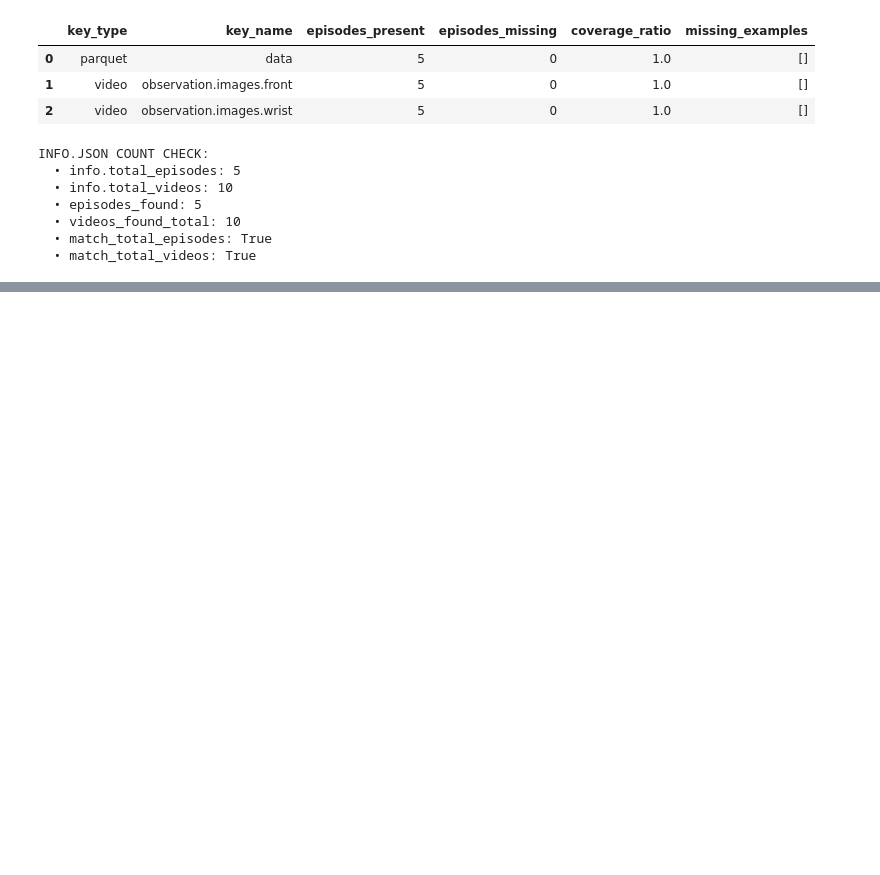
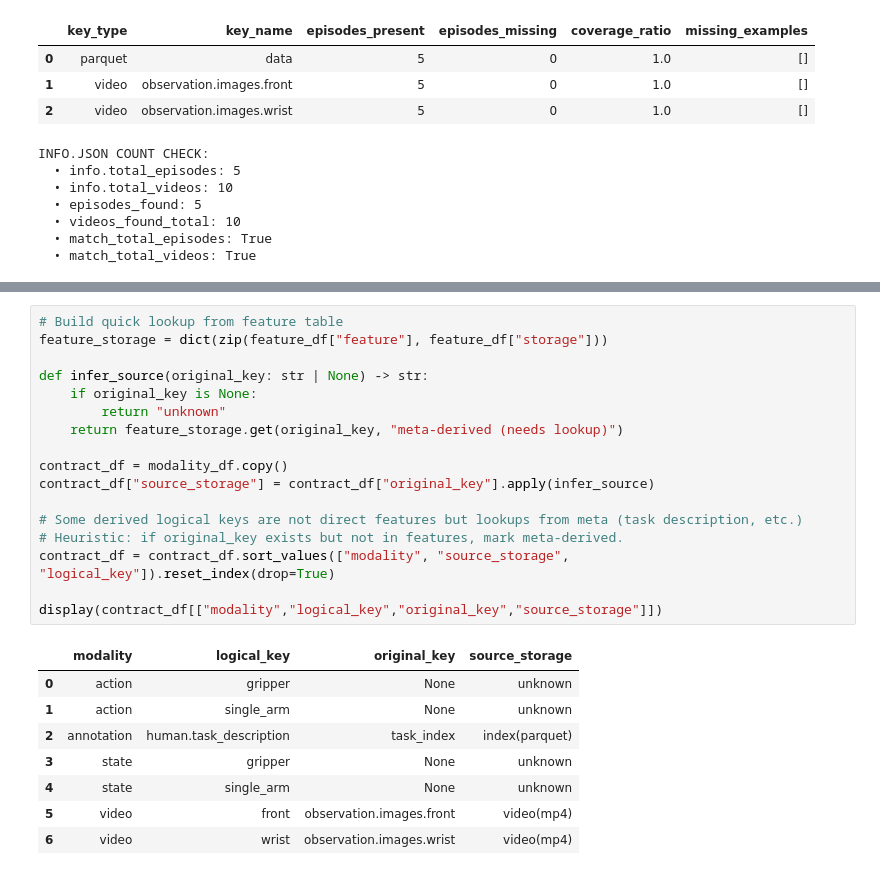
Before and after one commit to CodingCat/lerobot-explorer, a Jupyter notebook: lerobot-explorer.ipynb, the cells around one changed output, grey strips where cells are left out. Drawn from its saved outputs; the diff is of its cells as text; blank space fills up the shorter version.

```diff
--- a/lerobot-explorer.ipynb
+++ b/lerobot-explorer.ipynb
@@ -359,0 +501,26 @@ INFO.JSON COUNT CHECK:
+# %%
+# Build quick lookup from feature table
+feature_storage = dict(zip(feature_df["feature"], feature_df["storage"]))
+
+def infer_source(original_key: str | None) -> str:
+    if original_key is None:
+        return "unknown"
+    return feature_storage.get(original_key, "meta-derived (needs lookup)")
+
+contract_df = modality_df.copy()
+contract_df["source_storage"] = contract_df["original_key"].apply(infer_source)
+
+# Some derived logical keys are not direct features but lookups from meta (task description, etc.)
+# Heuristic: if original_key exists but not in features, mark meta-derived.
+contract_df = contract_df.sort_values(["modality", "source_storage", "logical_key"]).reset_index(drop=True)
+
+display(contract_df[["modality","logical_key","original_key","source_storage"]])
+# %% [output]
+|  | modality | logical_key | original_key | source_storage |
+| 0 | action | gripper | None | unknown |
+| 1 | action | single_arm | None | unknown |
+| 2 | annotation | human.task_description | task_index | index(parquet) |
+| 3 | state | gripper | None | unknown |
+| 4 | state | single_arm | None | unknown |
+| 5 | video | front | observation.images.front | video(mp4) |
+| 6 | video | wrist | observation.images.wrist | video(mp4) |
```
Also changed, not shown: parts of 6 cells of this notebook.
